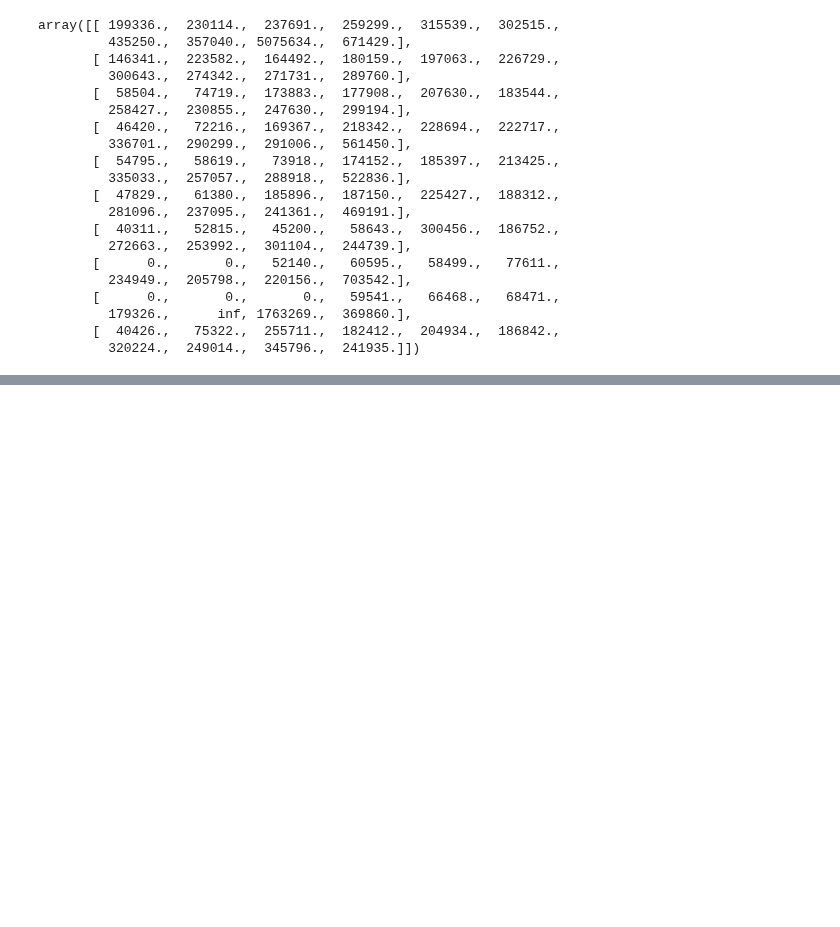
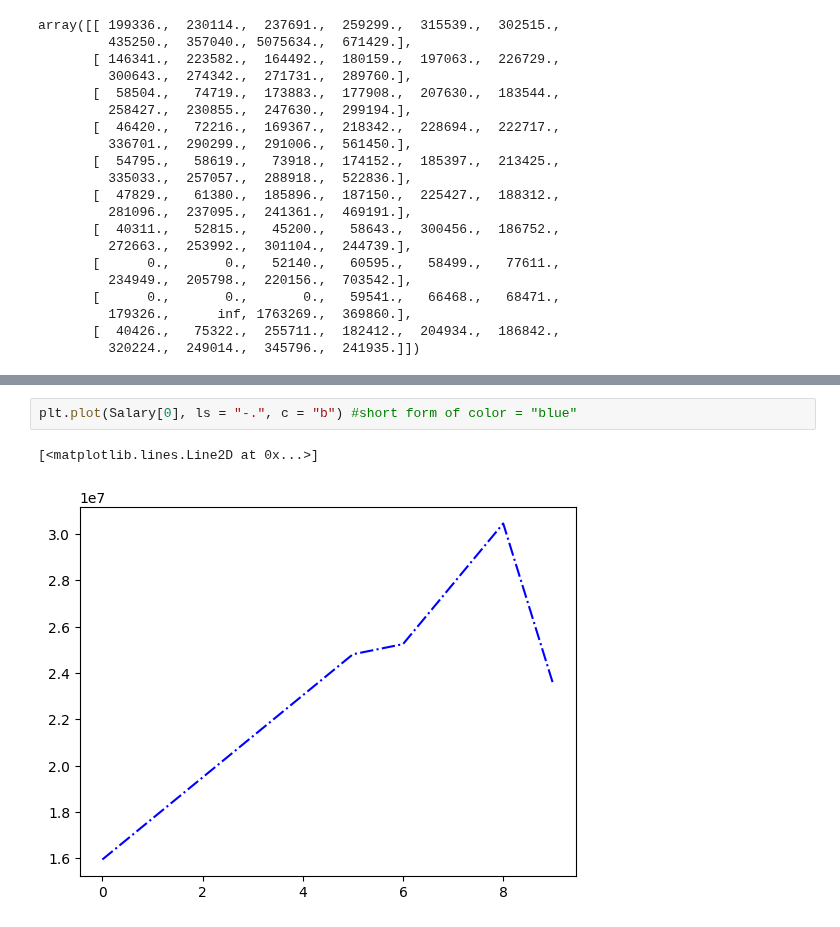
Before and after one commit to corpsedust/NareshIT, a Jupyter notebook: DailyClassroomNotes/6th Feb.ipynb, the cells around one changed output, grey strips where cells are left out. Saved outputs shown, nothing was run; the diff lists cells and outputs as text; blank space fills up the shorter version.

```diff
--- a/DailyClassroomNotes/6th Feb.ipynb
+++ b/DailyClassroomNotes/6th Feb.ipynb
@@ -254,0 +294,5 @@ array([[ 199336.,  230114.,  237691.,  259299.,  315539.,  302515.,
+# %%
+plt.plot(Salary[0], ls = "-.", c = "b") #short form of color = "blue"
+# %% [output]
+[<matplotlib.lines.Line2D at 0x...>]
+[figure, added]
```
Also changed, not shown: parts of 10 cells of this notebook.
